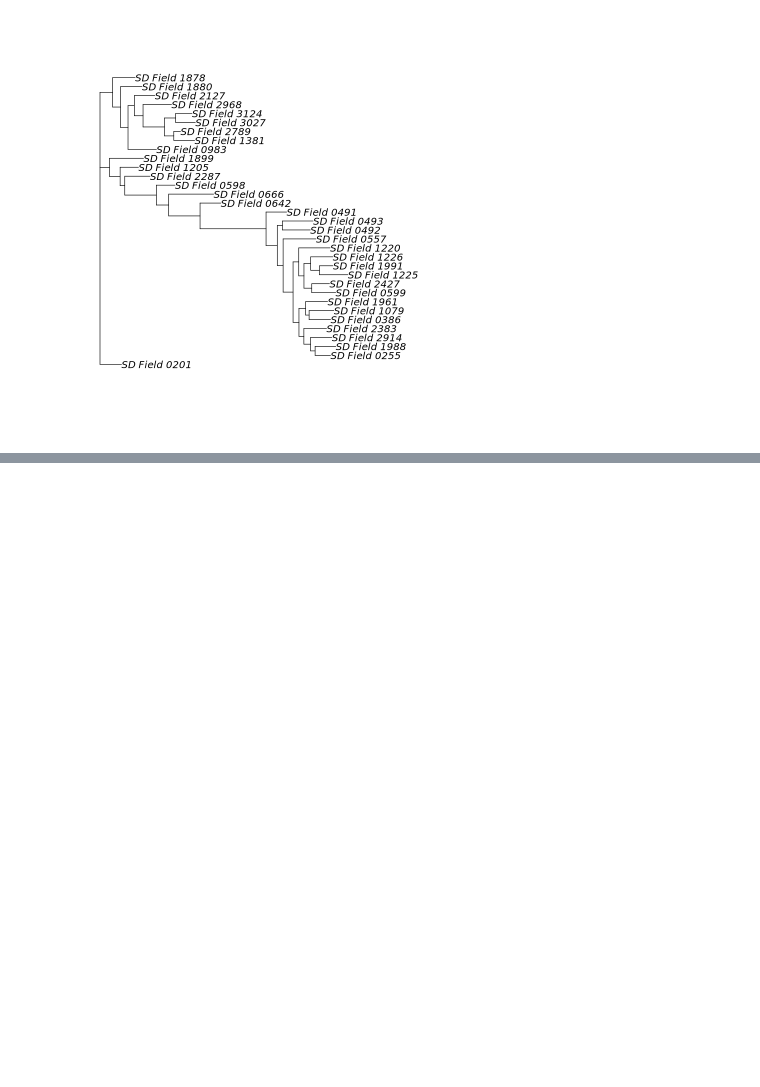
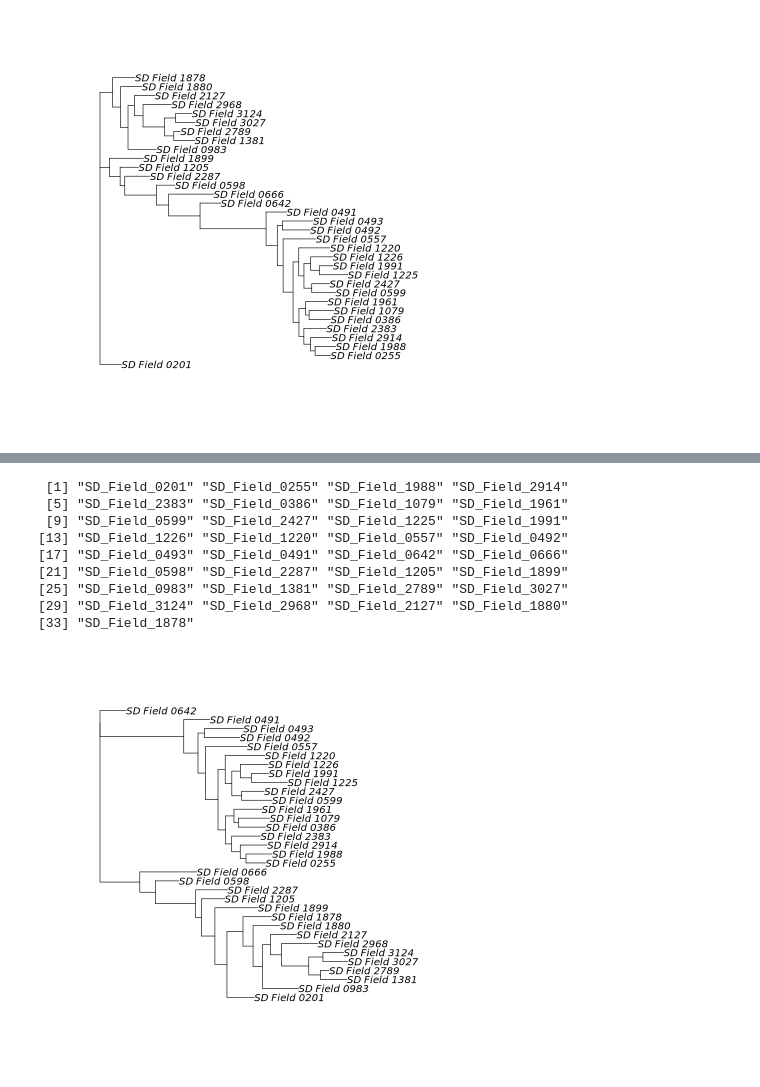
Before and after one commit to wyoibc/RADseq_cloud_learn, a Jupyter notebook: plot_phylo.ipynb, the cells around one changed output, grey strips where cells are left out. Cells and saved outputs as stored; diff of their text form; code cells hidden in the pictures; blank space fills up the shorter version.

```diff
--- a/plot_phylo.ipynb
+++ b/plot_phylo.ipynb
@@ -29,0 +41,20 @@ plot.phylo(iq_tree) # plot the tree
+# %%
+# Specify the numeric node index to root on
+node_to_root <- 40  # Replace with the correct node number if yours is different
+
+# Root the tree
+rooted_tree <- root(iq_tree, node = node_to_root, resolve.root = TRUE)
+
+# Plot the rooted tree
+plot(rooted_tree)
+# %% [output]
+ [1] "SD_Field_0201" "SD_Field_0255" "SD_Field_1988" "SD_Field_2914"
+ [5] "SD_Field_2383" "SD_Field_0386" "SD_Field_1079" "SD_Field_1961"
+ [9] "SD_Field_0599" "SD_Field_2427" "SD_Field_1225" "SD_Field_1991"
+[13] "SD_Field_1226" "SD_Field_1220" "SD_Field_0557" "SD_Field_0492"
+[17] "SD_Field_0493" "SD_Field_0491" "SD_Field_0642" "SD_Field_0666"
+[21] "SD_Field_0598" "SD_Field_2287" "SD_Field_1205" "SD_Field_1899"
+[25] "SD_Field_0983" "SD_Field_1381" "SD_Field_2789" "SD_Field_3027"
+[29] "SD_Field_3124" "SD_Field_2968" "SD_Field_2127" "SD_Field_1880"
+[33] "SD_Field_1878"
+[figure, added]
```
Also changed, not shown: parts of 11 cells of this notebook.
